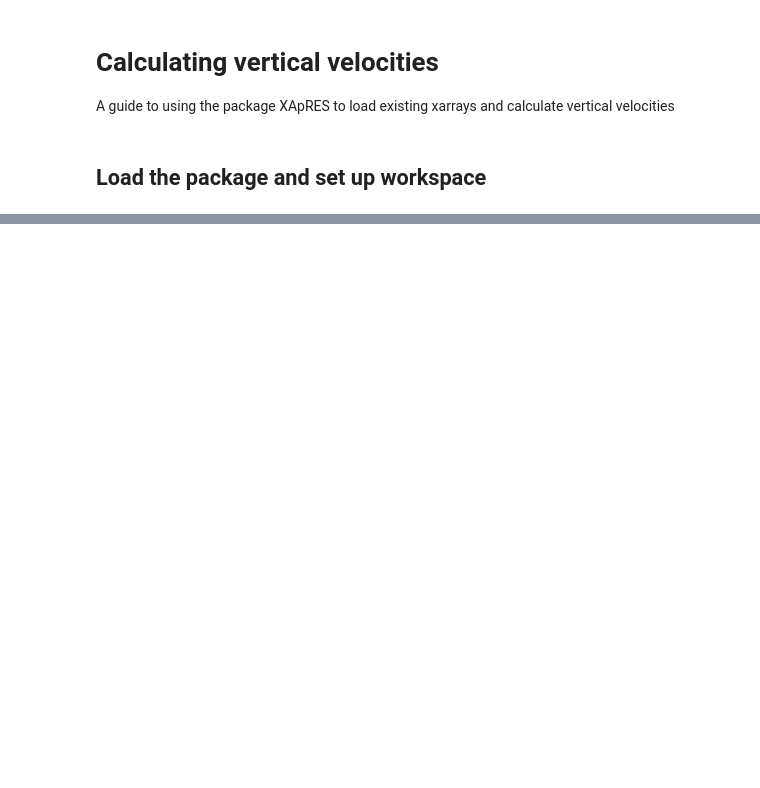
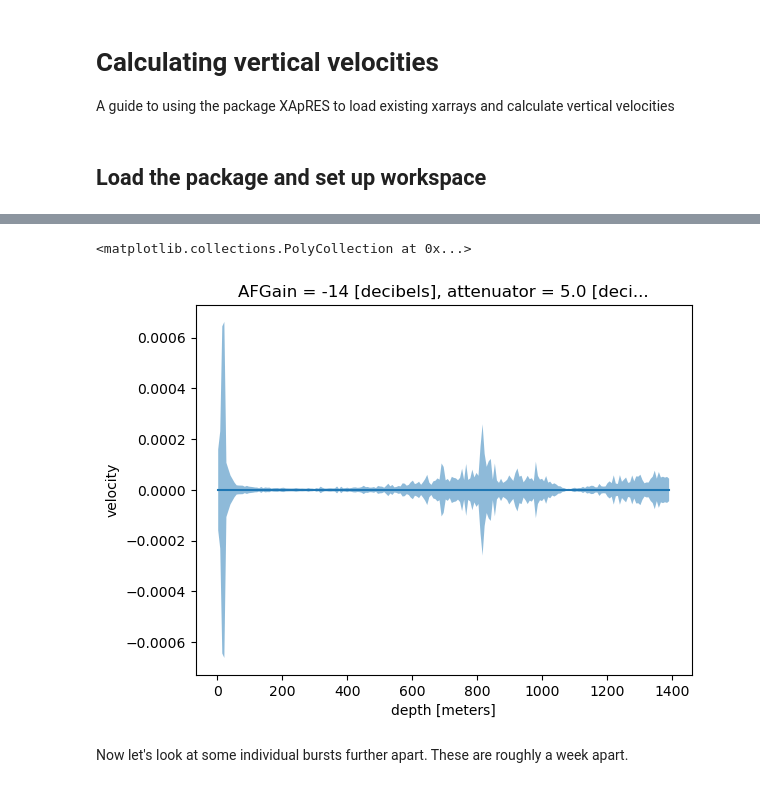
Before and after one commit to ldeo-glaciology/xapres, a Jupyter notebook: notebooks/test_notes/calculating_velocities.ipynb, the cells around one changed output, grey strips where cells are left out. Cells and saved outputs as stored; diff of their text form; code cells hidden in the pictures; blank space fills up the shorter version.

```diff
--- a/notebooks/test_notes/calculating_velocities.ipynb
+++ b/notebooks/test_notes/calculating_velocities.ipynb
@@ -139,0 +175,3 @@ ds
+# %%
+vels = xa.generate_range_diff(s1,s2,30,30)
+vels
@@ -139,0 +192,8 @@ ds
+# %%
+vels.velocity.plot()
+plt.fill_between(vels.profile_range,vels.velocity-vels.uncertainty,vels.velocity+vels.uncertainty,alpha=0.5)
+# %% [output]
+<matplotlib.collections.PolyCollection at 0x...>
+[figure, added]
+# %% [markdown]
+Now let's look at some individual bursts further apart. These are roughly a week apart.
```
Also changed, not shown: parts of 65 cells of this notebook, 1 other file.
